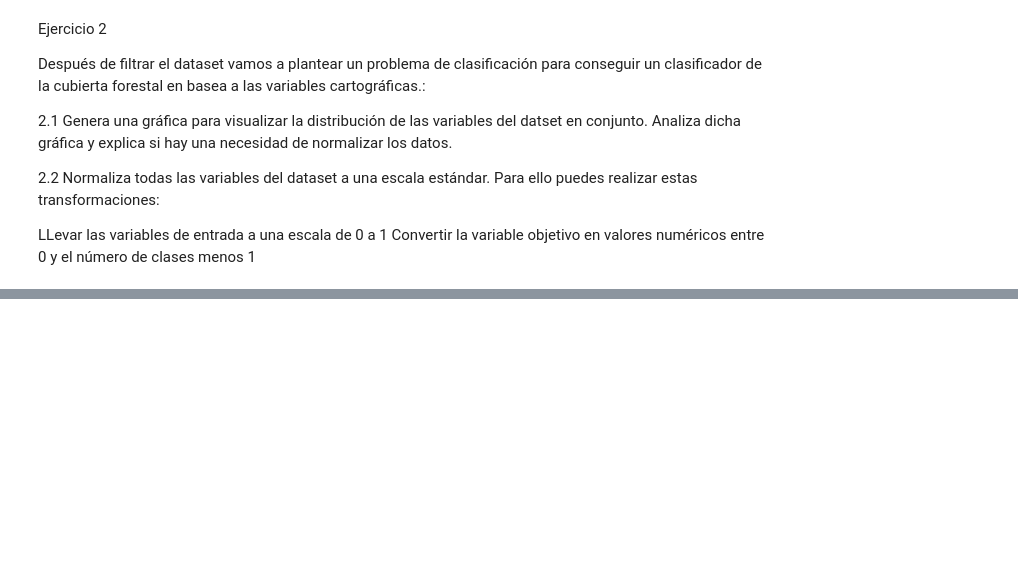
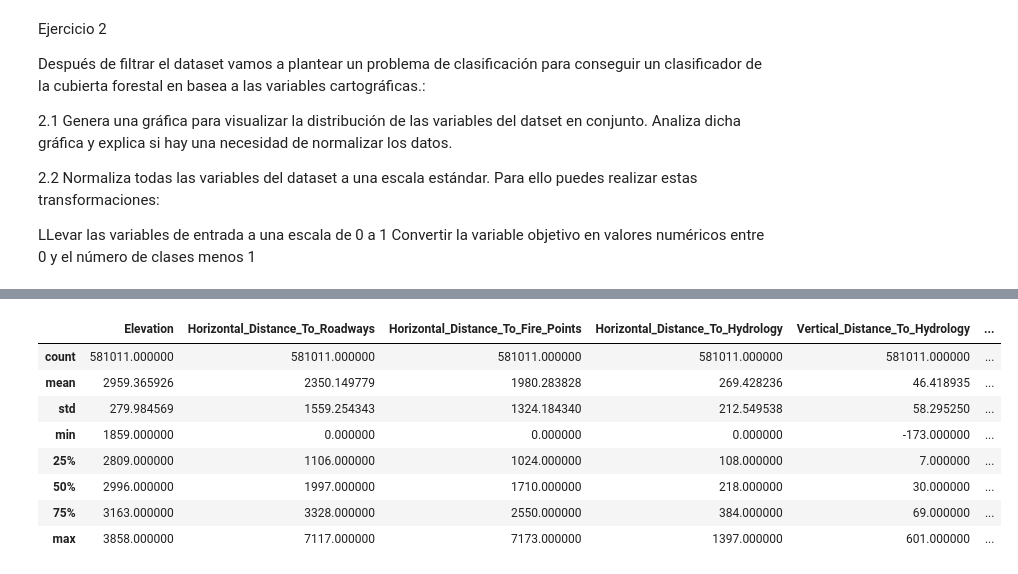
Before and after one commit to Nachosanchezz/Examen-EDA, a Jupyter notebook: bosque.ipynb, the cells around one changed output, grey strips where cells are left out. Drawn from its saved outputs; the diff is of its cells as text; code cells hidden in the pictures; blank space fills up the shorter version.

```diff
--- a/bosque.ipynb
+++ b/bosque.ipynb
@@ -167,0 +188,14 @@ y_label = label.fit_transform(df_reducir['Cover_Type'])
+# %%
+# Verificamnos el mínimo y el máximo de cada columna
+
+df_reducir_2.describe()
+# %% [output]
+|  | Elevation | Horizontal_Distance_To_Roadways | Horizontal_Distance_To_Fire_Points | Horizontal_Distance_To_Hydrology | Vertical_Distance_To_Hydrology | ... |
+| count | 581011.000000 | 581011.000000 | 581011.000000 | 581011.000000 | 581011.000000 | ... |
+| mean | 2959.365926 | 2350.149779 | 1980.283828 | 269.428236 | 46.418935 | ... |
+| std | 279.984569 | 1559.254343 | 1324.184340 | 212.549538 | 58.295250 | ... |
+| min | 1859.000000 | 0.000000 | 0.000000 | 0.000000 | -173.000000 | ... |
+| 25% | 2809.000000 | 1106.000000 | 1024.000000 | 108.000000 | 7.000000 | ... |
+| 50% | 2996.000000 | 1997.000000 | 1710.000000 | 218.000000 | 30.000000 | ... |
+| 75% | 3163.000000 | 3328.000000 | 2550.000000 | 384.000000 | 69.000000 | ... |
+| max | 3858.000000 | 7117.000000 | 7173.000000 | 1397.000000 | 601.000000 | ... |
```
Also changed, not shown: parts of 1 cell of this notebook.
